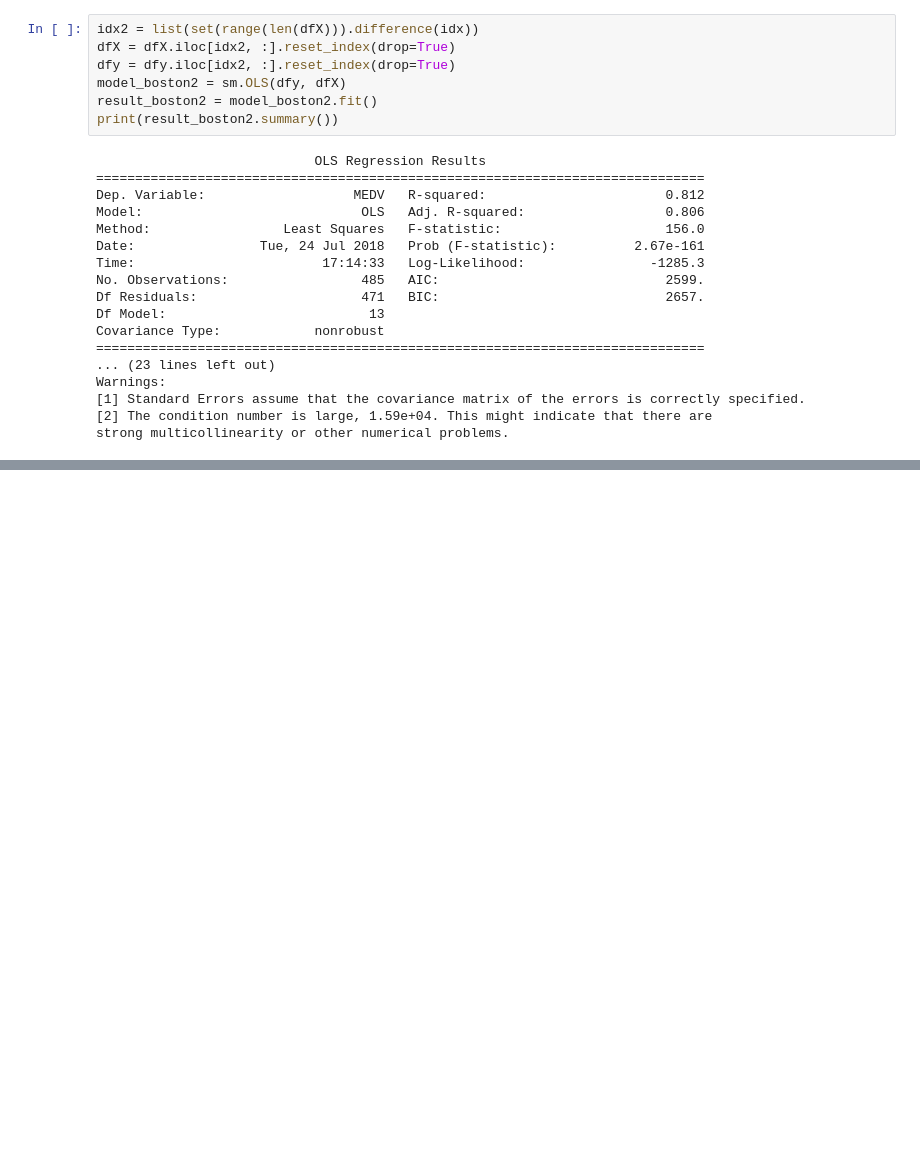
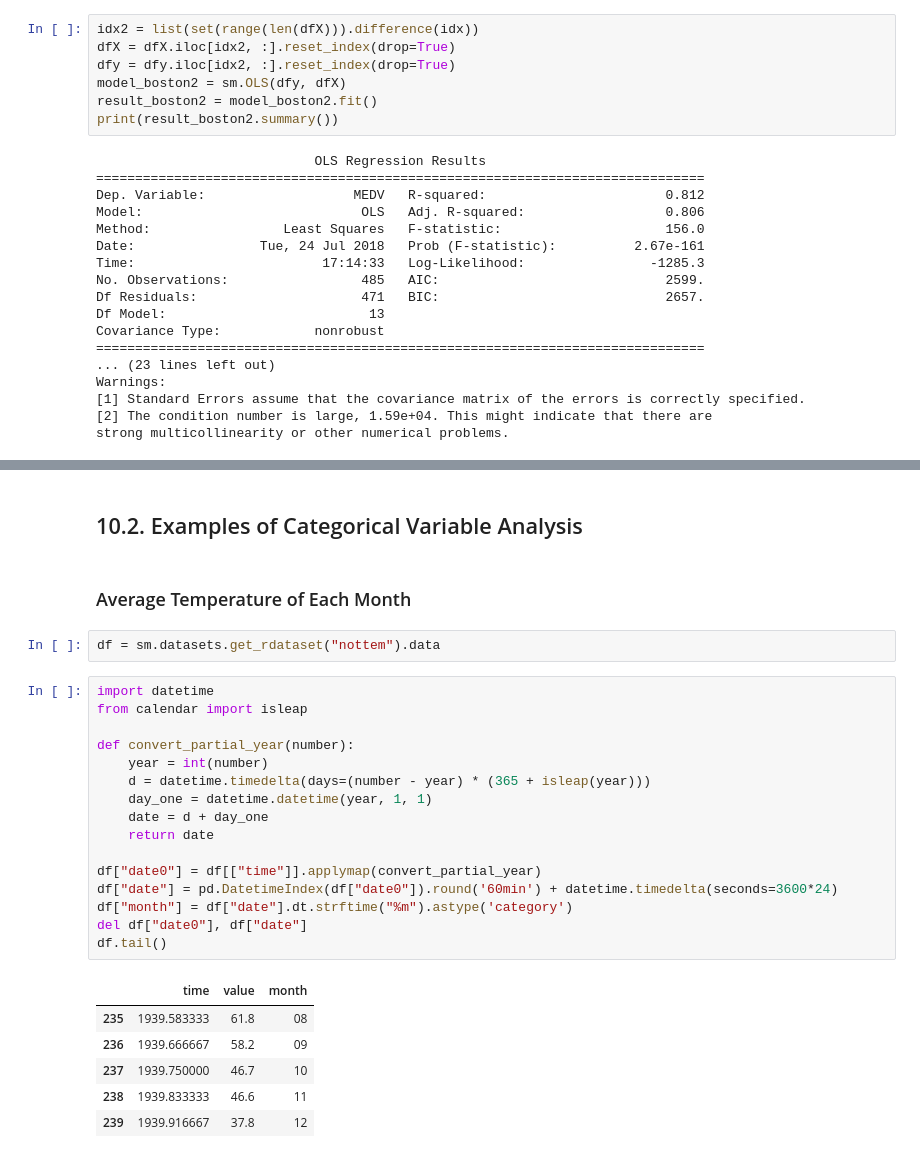
Before and after one commit to baegwangbin/TIL, a Jupyter notebook: Regression/01_Introduction.ipynb, the cells around one changed output, grey strips where cells are left out. Drawn from its saved outputs; the diff is of its cells as text; blank space fills up the shorter version.

```diff
--- a/Regression/01_Introduction.ipynb
+++ b/Regression/01_Introduction.ipynb
@@ -1604,0 +2050,29 @@ strong multicollinearity or other numerical problems.
+# %% [markdown]
+## 10.2. Examples of Categorical Variable Analysis
+# %% [markdown]
+### Average Temperature of Each Month
+# %%
+df = sm.datasets.get_rdataset("nottem").data
+# %%
+import datetime
+from calendar import isleap
+
+def convert_partial_year(number):
+    year = int(number)
+    d = datetime.timedelta(days=(number - year) * (365 + isleap(year)))
+    day_one = datetime.datetime(year, 1, 1)
+    date = d + day_one
+    return date
+
+df["date0"] = df[["time"]].applymap(convert_partial_year)
+df["date"] = pd.DatetimeIndex(df["date0"]).round('60min') + datetime.timedelta(seconds=3600*24)
+df["month"] = df["date"].dt.strftime("%m").astype('category')
+del df["date0"], df["date"]
+df.tail()
+# %% [output]
+|  | time | value | month |
+| 235 | 1939.583333 | 61.8 | 08 |
+| 236 | 1939.666667 | 58.2 | 09 |
+| 237 | 1939.750000 | 46.7 | 10 |
+| 238 | 1939.833333 | 46.6 | 11 |
+| 239 | 1939.916667 | 37.8 | 12 |
```
Also changed, not shown: parts of 59 cells of this notebook.
